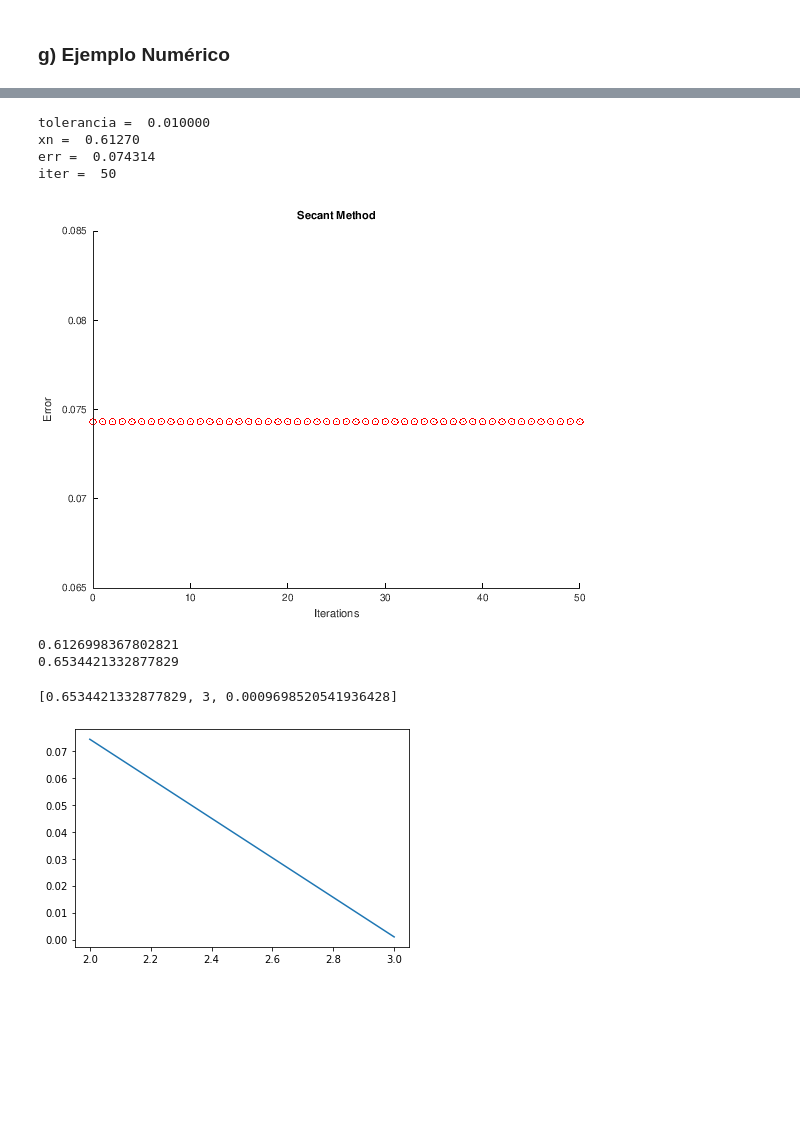
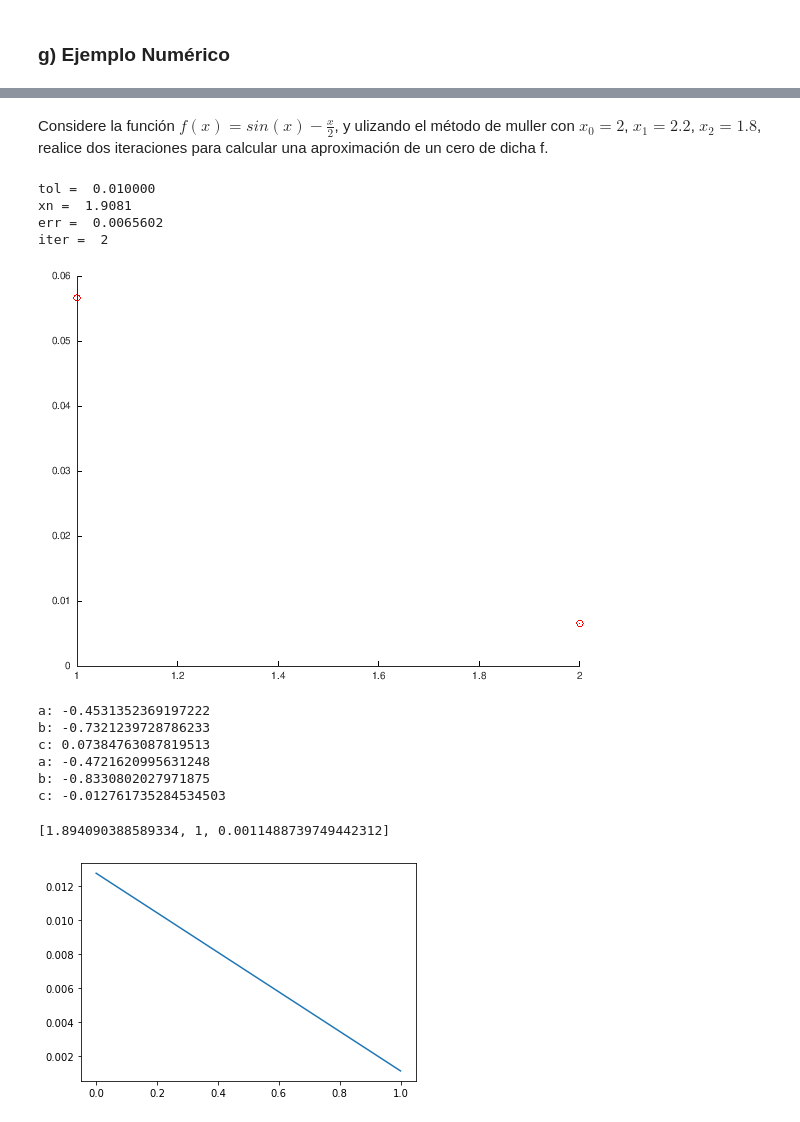
Before and after one commit to KJeanpol/Numerical-Methods, a Jupyter notebook: Catalogo_Kenneth_Alvarado_2015095715/1_Raices.ipynb, the cells around one changed output, grey strips where cells are left out. Saved outputs shown, nothing was run; the diff lists cells and outputs as text; code cells hidden in the pictures; blank space fills up the shorter version.

```diff
--- a/Catalogo_Kenneth_Alvarado_2015095715/1_Raices.ipynb
+++ b/Catalogo_Kenneth_Alvarado_2015095715/1_Raices.ipynb
@@ -773,8 +846,8 @@
 # %%
 % Solución del ejemplo utilizando GNU Octave
-x0=0;
+x0=2;
 x1=1;
-iterMax=50;
-tolerancia=1*(10**-2)
-[xn, err, iter]=secanteO('exp(-x**2)-x',x0,x1,tolerancia,iterMax)
+maxIter=5;
+tol=1*(10**-2)
+[xn, err, iter]=puntoFijo("(sin(x)-x)","(sin(x))",x0,tol,maxIter)
 # %% [output]
@@ -786,8 +858,0 @@ iter =  50
-# %%
-#Solucion en Python
-x0=0;
-x1=1;
-iterMax=50;
-tolerancia=1*(10**-2)
-iterMax=50
-secante('exp(-x**2)-x',x0,x1,tolerancia,iterMax)
@@ -799,2 +859,9 @@ secante('exp(-x**2)-x',x0,x1,tolerancia,iterMax)
+# %%
+# Solución del ejemplo utilizando GNU Octave
+x0=2;
+x1=1;
+maxIter=5;
+tol=1*(10**-2)
+puntoFijo("(sin(x)-x)","(sin(x))",x0,tol,maxIter)
 # %% [markdown]
 # <a id='metodo2'></a>
@@ -855,26 +1033,35 @@
+# %% [markdown]
+Considere la función $f(x)=sin(x) - \frac{x}{2}$, y ulizando el método de muller con $x_0=2$, $x_1=2.2$, $x_2=1.8$,  realice dos iteraciones para calcular una aproximación de un cero de dicha f.
 # %%
 % Solución del ejemplo utilizando GNU Octave
-x0=0;
-x1=1;
+x0=2;
+x1=2.2;
+x2=1.8;
 iterMax=50;
-tolerancia=1*(10**-2)
-[xn, err, iter]=secanteO('exp(-x**2)-x',x0,x1,tolerancia,iterMax)
+tol=1*(10**-2)
+
+[xn, err, iter]=muller('sin(x)-x/2', x0, x1, x2, tol, iterMax)
 # %% [output]
-tolerancia =  0.010000
-xn =  0.61270
-err =  0.074314
-iter =  50
+tol =  0.010000
+xn =  1.9081
+err =  0.0065602
+iter =  2
-[figure, old version]
+[figure, new version]
 # %%
-#Solucion en Python
-x0=0;
-x1=1;
+# Solución del ejemplo utilizando GNU Octave
+x0=2;
+x1=2.2;
+x2=1.8;
 iterMax=50;
-tolerancia=1*(10**-2)
-iterMax=50
-secante('exp(-x**2)-x',x0,x1,tolerancia,iterMax)
+tol=1*(10**-2)
+
+muller('sin(x)-x/2', x0, x1, x2, tol, iterMax)
 # %% [output]
-0.6126998367802821
-0.6534421332877829
+a: -0.4531352369197222
+b: -0.7321239728786233
+c: 0.07384763087819513
+a: -0.4721620995631248
+b: -0.8330802027971875
+c: -0.012761735284534503
-[0.6534421332877829, 3, 0.0009698520541936428]
+[1.894090388589334, 1, 0.0011488739749442312]
-[figure, old version]
+[figure, new version]
```
Also changed, not shown: parts of 29 cells of this notebook, 4 other files.
